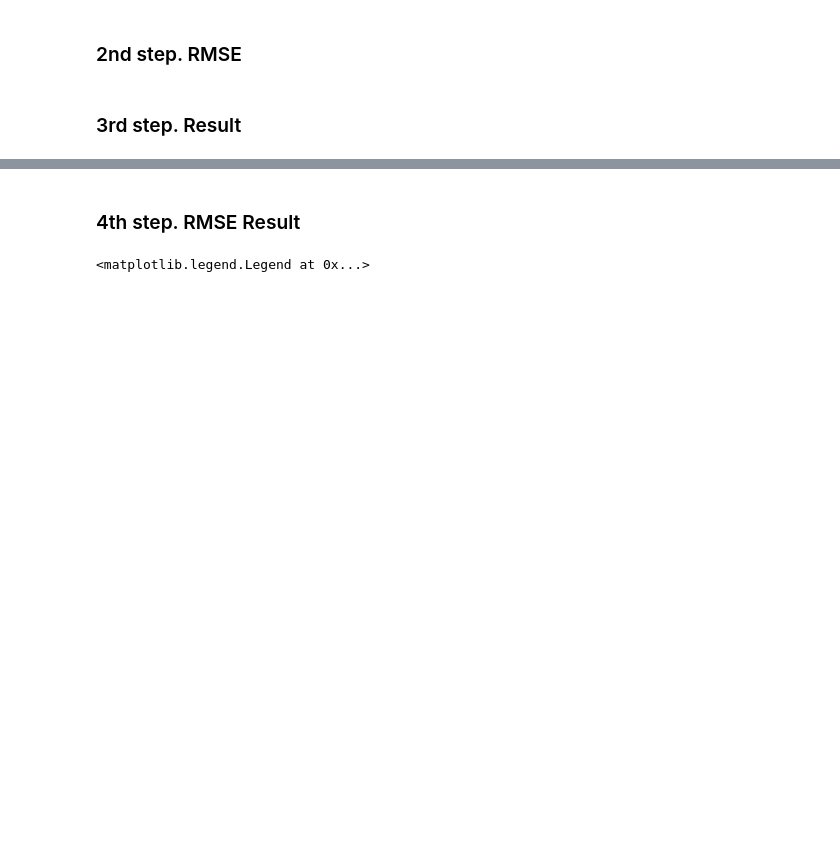
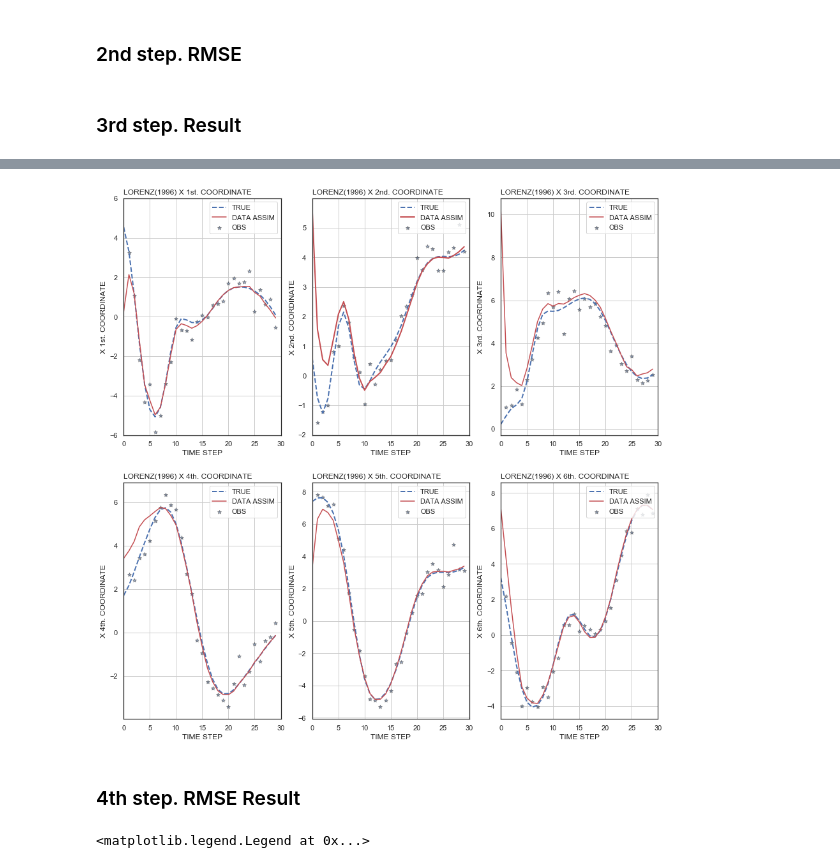
Before and after one commit to Toyo-Daichi/DA_basic, a Jupyter notebook: exp_view.ipynb, the cells around one changed output, grey strips where cells are left out. Cells and saved outputs as stored; diff of their text form; code cells hidden in the pictures; blank space fills up the shorter version.

Commit message:
refactor: python code for lorenz96

```diff
--- a/exp_view.ipynb
+++ b/exp_view.ipynb
@@ -300,0 +303,84 @@ cbar = plt.colorbar(_cbar)
+# %%
+fig, ax = plt.subplots(2, 3, figsize=(15,15))
+time_length = 30
+x_coord = np.arange(time_length)
+obs_x_coord = np.arange(1,time_length, obs_tintv)
+
+# ax[0,0] = X 1st. COORDINATE
+first= ax[0,0]
+first.set_xlabel('TIME STEP')
+first.set_ylabel('X 1st. COORDINATE')
+first.set_xlim(0, time_length)
+first.set_ylim(-6, 6)
+first.set_title('LORENZ(1996) X 1st. COORDINATE', loc='left')
+first.plot(x_coord, true_score[0:time_length, 0], lw=2.0, ls="--", color='b', label='TRUE')
+first.plot(x_coord, kf_anl_score[0:time_length, 0], ls="-", color='r', label='DATA ASSIM')
+first.scatter(obs_x_coord, obs_score[0:time_length-1, 0], marker='*',  s=35, alpha=0.5, edgecolor='k', label='OBS')
+first.grid()
+first.legend(loc='upper right')
+
+# ax[0,1] = X 2nd. COORDINATE
+sec= ax[0,1]
+sec.set_xlabel('TIME STEP')
+sec.set_ylabel('X 2nd. COORDINATE')
+sec.set_xlim(0, time_length)
+#sec.set_ylim(-6, 6)
+sec.set_title('LORENZ(1996) X 2nd. COORDINATE', loc='left')
+sec.plot(x_coord, true_score[0:time_length, 1], lw=2.0, ls="--", color='b', label='TRUE')
+sec.plot(x_coord, kf_anl_score[0:time_length, 1], lw=2.0, ls="-", color='r', label='DATA ASSIM')
+sec.scatter(obs_x_coord, obs_score[0:time_length-1, 1], marker='*',  s=35, alpha=0.5, edgecolor='k', label='OBS')
+sec.grid()
+sec.legend(loc='upper right')
+
+# ax[0,2] = X 3rd. COORDINATE
+third= ax[0, 2]
+third.set_xlabel('TIME STEP')
+third.set_ylabel('X 3rd. COORDINATE')
+third.set_xlim(0, time_length)
+#third.set_ylim(-6, 6)
+third.set_title('LORENZ(1996) X 3rd. COORDINATE', loc='left')
+third.plot(x_coord, true_score[0:time_length, 2], lw=2.0, ls="--", color='b', label='TRUE')
+third.plot(x_coord, kf_anl_score[0:time_length, 2], ls="-", color='r', label='DATA ASSIM')
+third.scatter(obs_x_coord, obs_score[0:time_length-1, 2], marker='*',  s=35, alpha=0.5, edgecolor='k', label='OBS')
+third.grid()
+third.legend(loc='upper right')
+
+# ax[1,0] = X 4th. COORDINATE
+first= ax[1,0]
+first.set_xlabel('TIME STEP')
+first.set_ylabel('X 4th. COORDINATE')
+first.set_xlim(0, time_length)
+#first.set_ylim(-6, 6)
+first.set_title('LORENZ(1996) X 4th. COORDINATE', loc='left')
+first.plot(x_coord, true_score[0:time_length, 3], lw=2.0, ls="--", color='b', label='TRUE')
+first.plot(x_coord, kf_anl_score[0:time_length, 3], ls="-", color='r', label='DATA ASSIM')
+first.scatter(obs_x_coord, obs_score[0:time_length-1, 3], marker='*',  s=35, alpha=0.5, edgecolor='k', label='OBS')
+first.grid()
+first.legend(loc='upper right')
+
+# ax[1,1] = X 5th. COORDINATE
+sec= ax[1,1]
+sec.set_xlabel('TIME STEP')
+sec.set_ylabel('X 5th. COORDINATE')
+sec.set_xlim(0, time_length)
+#sec.set_ylim(-6, 6)
+sec.set_title('LORENZ(1996) X 5th. COORDINATE', loc='left')
+sec.plot(x_coord, true_score[0:time_length, 4], lw=2.0, ls="--", color='b', label='TRUE')
+sec.plot(x_coord, kf_anl_score[0:time_length, 4], ls="-", color='r', label='DATA ASSIM')
+sec.scatter(obs_x_coord, obs_score[0:time_length-1, 4], marker='*',  s=35, alpha=0.5, edgecolor='k', label='OBS')
+sec.grid()
+sec.legend(loc='upper right')
+
+# ax[1,2] = X 6th. COORDINATE
+third= ax[1, 2]
+third.set_xlabel('TIME STEP')
+third.set_ylabel('X 6th. COORDINATE')
+third.set_xlim(0, time_length)
+#third.set_ylim(-6, 6)
+third.set_title('LORENZ(1996) X 6th. COORDINATE', loc='left')
+third.plot(x_coord, true_score[0:time_length, 5], lw=2.0, ls="--", color='b', label='TRUE')
+third.plot(x_coord, kf_anl_score[0:time_length, 5], ls="-", color='r', label='DATA ASSIM')
+third.scatter(obs_x_coord, obs_score[0:time_length-1, 5], marker='*',  s=35, alpha=0.5, edgecolor='k', label='OBS')
+third.grid()
+third.legend(loc='upper right')
+# %% [output]
@@ -301,3 +388,4 @@ cbar = plt.colorbar(_cbar)
+[figure, added]
 # %% [markdown]
 ### 4th step. RMSE Result
 # %%
```
Also changed, not shown: parts of 20 cells of this notebook, 3 other files.
